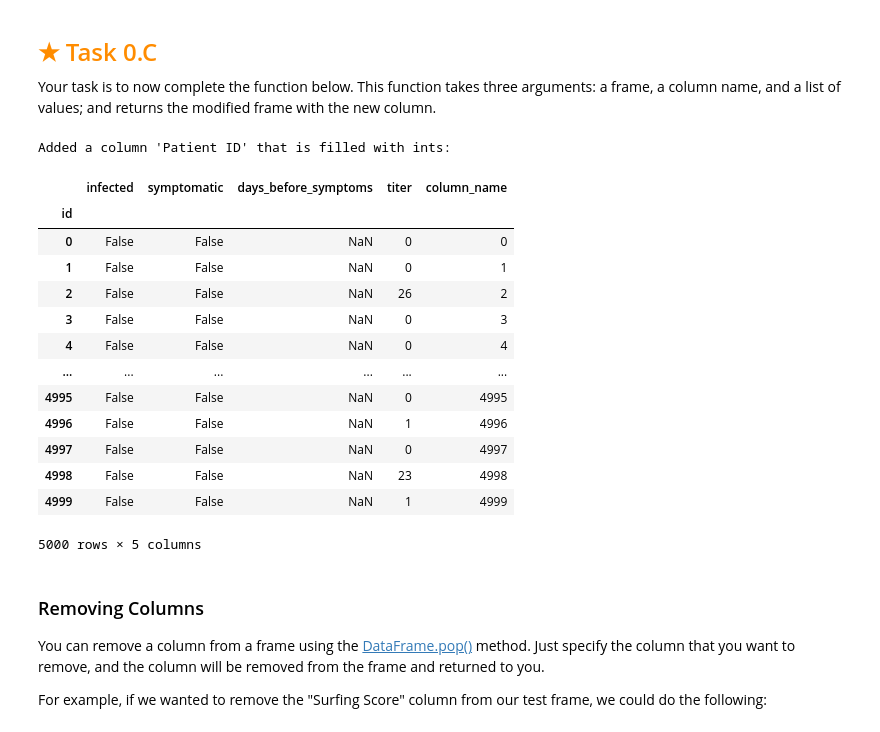
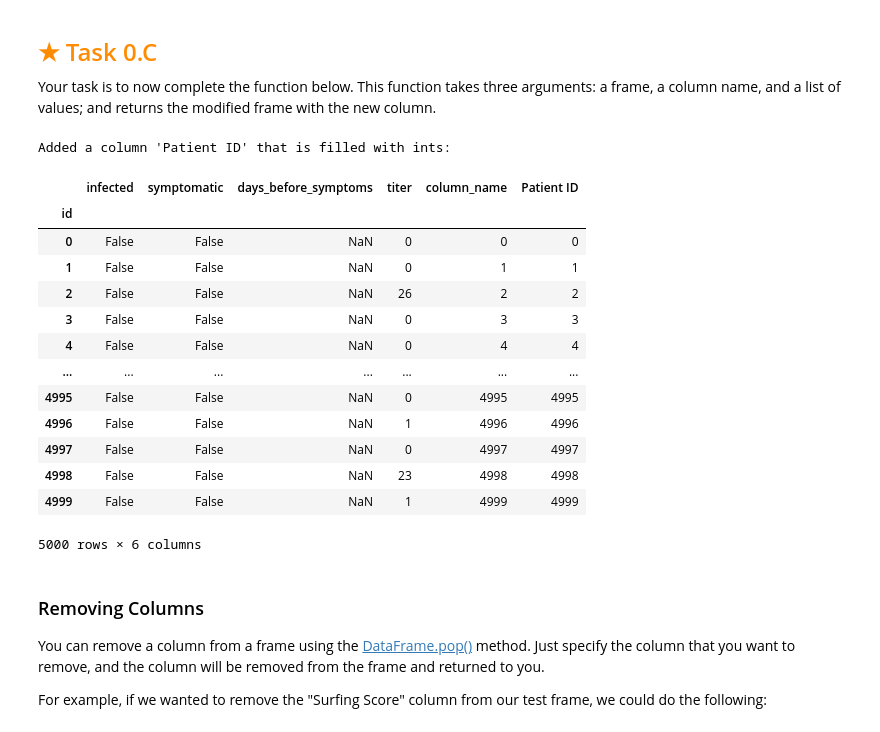
Before and after one commit to seanandreee/HO1, a Jupyter notebook: assignment.ipynb, the cells around one changed output. Drawn from its saved outputs; the diff is of its cells as text; code cells hidden in the pictures.

```diff
--- a/assignment.ipynb
+++ b/assignment.ipynb
@@ -263,29 +263,29 @@ This function takes three arguments: a frame, a column name, and a list of value
 and returns the modified frame with the new column.
 # %%
 def add_column(frame, column_name, new_list):
-    frame['column_name'] = new_list
+    frame[column_name] = new_list
     return frame
 
 print("Added a column 'Patient ID' that is filled with ints:")
 if ('Patient ID' not in covid_data.columns):
     add_column(covid_data, 'Patient ID', list(range(len(covid_data))))
 covid_data
 # %% [output]
 Added a column 'Patient ID' that is filled with ints:
-|  | infected | symptomatic | days_before_symptoms | titer | column_name |
-| id |  |  |  |  |  |
-| 0 | False | False | NaN | 0 | 0 |
-| 1 | False | False | NaN | 0 | 1 |
-| 2 | False | False | NaN | 26 | 2 |
-| 3 | False | False | NaN | 0 | 3 |
-| 4 | False | False | NaN | 0 | 4 |
-| ... | ... | ... | ... | ... | ... |
-| 4995 | False | False | NaN | 0 | 4995 |
-| 4996 | False | False | NaN | 1 | 4996 |
-| 4997 | False | False | NaN | 0 | 4997 |
-| 4998 | False | False | NaN | 23 | 4998 |
-| 4999 | False | False | NaN | 1 | 4999 |
+|  | infected | symptomatic | days_before_symptoms | titer | column_name | Patient ID |
+| id |  |  |  |  |  |  |
+| 0 | False | False | NaN | 0 | 0 | 0 |
+| 1 | False | False | NaN | 0 | 1 | 1 |
+| 2 | False | False | NaN | 26 | 2 | 2 |
+| 3 | False | False | NaN | 0 | 3 | 3 |
+| 4 | False | False | NaN | 0 | 4 | 4 |
+| ... | ... | ... | ... | ... | ... | ... |
+| 4995 | False | False | NaN | 0 | 4995 | 4995 |
+| 4996 | False | False | NaN | 1 | 4996 | 4996 |
+| 4997 | False | False | NaN | 0 | 4997 | 4997 |
+| 4998 | False | False | NaN | 23 | 4998 | 4998 |
+| 4999 | False | False | NaN | 1 | 4999 | 4999 |
-5000 rows × 5 columns
+5000 rows × 6 columns
 # %% [markdown]
 ### Removing Columns
 
```
Also changed, not shown: parts of 1 cell of this notebook.
